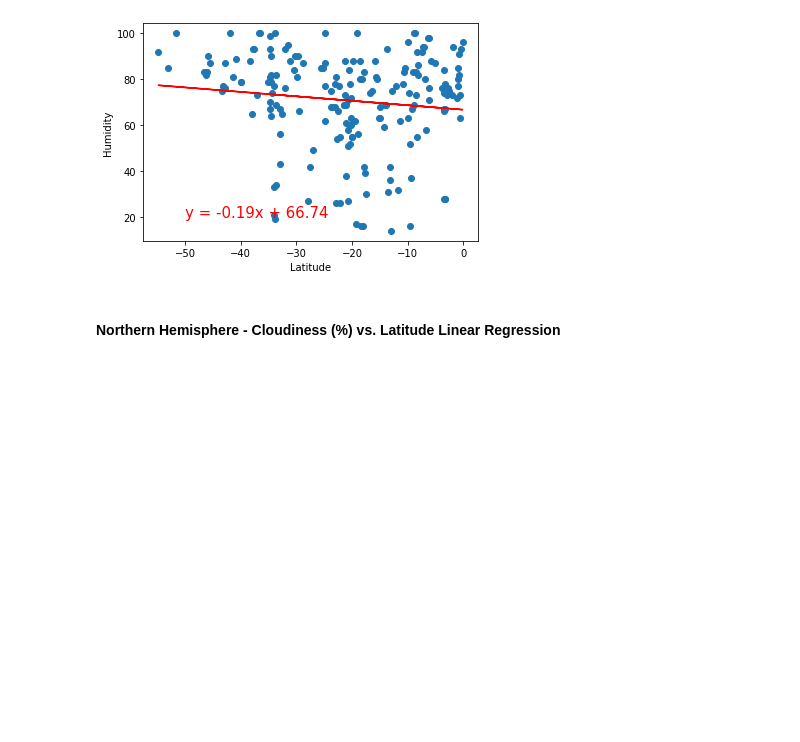
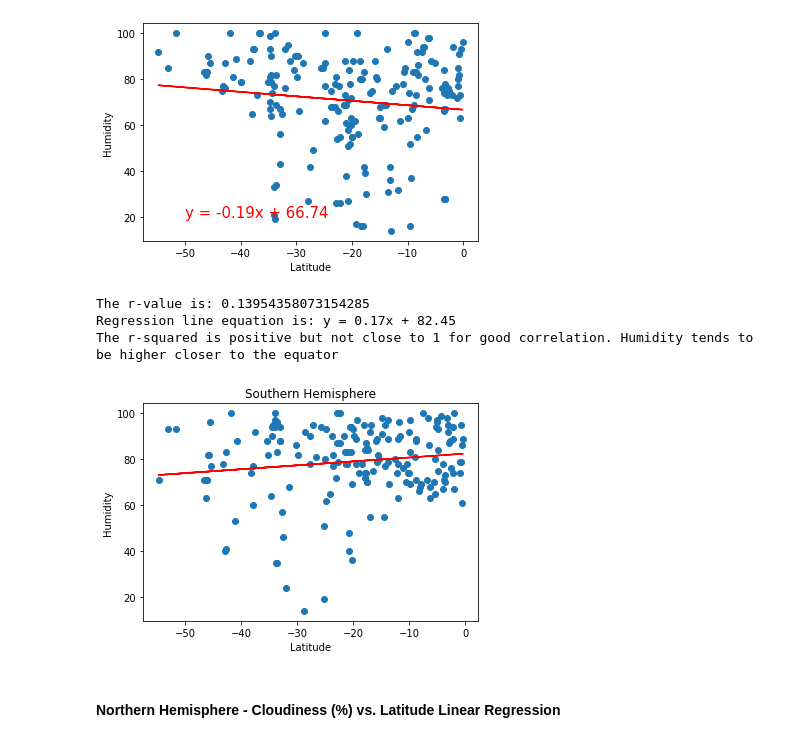
Before and after one commit to Court-Parker4/python-api-challenge, a Jupyter notebook: PyAPIHwk/WeatherPy/WeatherPy.ipynb, the cells around one changed output. Cells and saved outputs as stored; diff of their text form; code cells hidden in the pictures; blank space fills up the shorter version.

```diff
--- a/PyAPIHwk/WeatherPy/WeatherPy.ipynb
+++ b/PyAPIHwk/WeatherPy/WeatherPy.ipynb
@@ -377,6 +397,29 @@ The r-value is: 0.000543987878808455
 # %% [output]
 The r-value is: 0.014985174297345524
 [figure]
+# %%
+#Southern Hemisphere
+x_values = south_df['Lat']
+y_values = south_df['Humidity']
+(slope, intercept, rvalue, pvalue, stderr) = linregress(x_values, y_values)
+regress_values = x_values * slope + intercept
+line_eq = "y = " + str(round(slope,2)) + "x + " + str(round(intercept,2))
+plt.scatter(x_values,y_values)
+plt.plot(x_values,regress_values,"r-")
+plt.annotate(line_eq,(20,40),fontsize=15,color="red")
+plt.title("Southern Hemisphere")
+plt.xlabel('Latitude')
+plt.ylabel('Humidity')
+print(f"The r-value is: {rvalue}")
+print(f"Regression line equation is: {line_eq}")
+print("The r-squared is positive but not close to 1 for good correlation. Humidity tends to be higher closer to the equator")
+plt.savefig('output_data/regSouthLatHum.png',bbox_inches='tight',dpi=100)
+plt.show()
+# %% [output]
+The r-value is: 0.13954358073154285
+Regression line equation is: y = 0.17x + 82.45
+The r-squared is positive but not close to 1 for good correlation. Humidity tends to be higher closer to the equator
+[figure, added]
 # %% [markdown]
 ####  Northern Hemisphere - Cloudiness (%) vs. Latitude Linear Regression
 # %%
```
Also changed, not shown: parts of 10 cells of this notebook, 9 other files.
